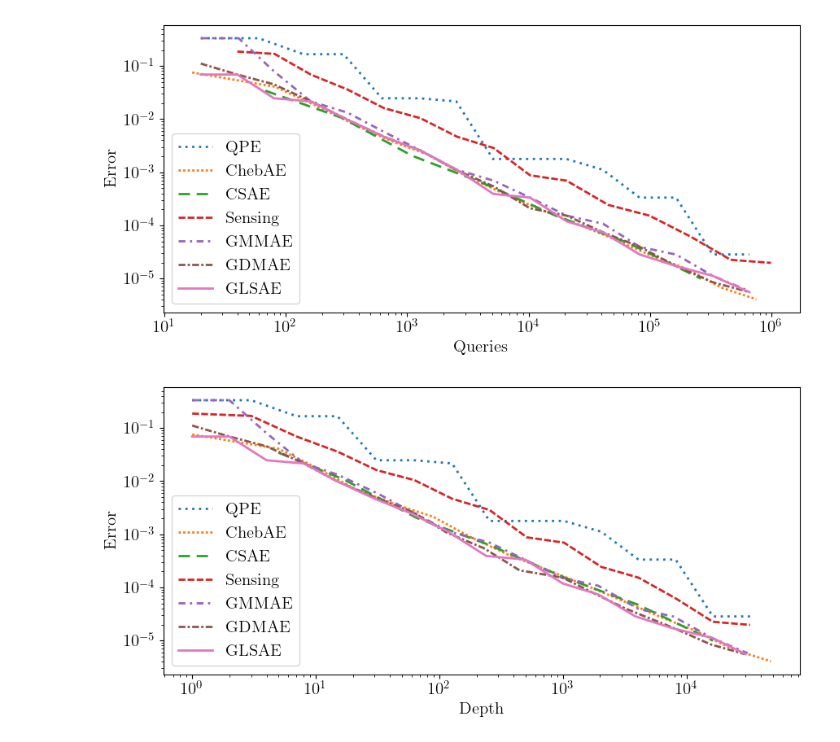
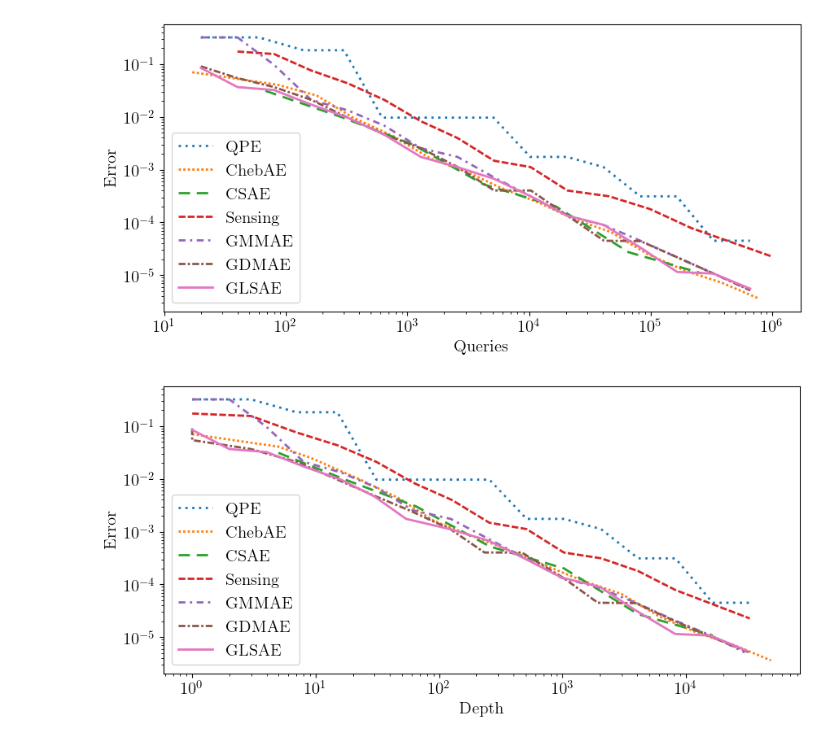
Before and after one commit to georgepwhuang/qae_with_spe, a Jupyter notebook: heisenberg.ipynb, the cells around one changed output. Drawn from its saved outputs; the diff is of its cells as text; code cells hidden in the pictures.

```diff
--- a/heisenberg.ipynb
+++ b/heisenberg.ipynb
@@ -11,7 +11,7 @@ from src.util.csae_util import CSAECache
 import json
 
 rng = np.random.default_rng()
-target = 1/3.0
+target = 1/np.pi
 # %%
 csae_cache = [CSAECache(i) for i in np.arange(1, 9)]
 # %%
@@ -78,30 +78,30 @@ linestyle_tuple = [
 # %%
 fig, ax = plt.subplots(figsize=(9,4.5))
 for algo, (_,style) in zip(algos,linestyle_tuple):
-    with open(f'./output/comparison/{algo.lower()}.jsonl', 'r') as json_file:
+    with open(f'./output/heisenberg/{algo.lower()}.jsonl', 'r') as json_file:
         json_list = list(json_file)
     time = []
     value = []
     for json_str in json_list:
         res = json.loads(json_str)
         time.append(res["query"])
         value.append(res["value"])
     time = np.max(time,axis=0)
     error = np.median(np.abs(np.array(value)-target), axis=0)
     plt.plot(time,error,label=algo,linestyle=style,linewidth=2)
 plt.xscale('log')
 plt.yscale('log')
 plt.xlabel("Queries")
 plt.ylabel("Error")
 plt.legend(loc="lower left")
 plt.tight_layout()
-plt.savefig("compare_query.pdf", bbox_inches='tight')
+plt.savefig("heisenberg_query.pdf", bbox_inches='tight')
 # %% [output]
-[figure, old version]
+[figure, new version]
 # %%
 fig, ax = plt.subplots(figsize=(9,4.5))
 for algo, (_,style) in zip(algos,linestyle_tuple):
-    with open(f'./output/comparison/{algo.lower()}.jsonl', 'r') as json_file:
+    with open(f'./output/heisenberg/{algo.lower()}.jsonl', 'r') as json_file:
         json_list = list(json_file)
     time = []
     value = []
@@ -118,6 +118,6 @@ plt.xlabel("Depth")
 plt.ylabel("Error")
 plt.legend(loc="lower left")
 plt.tight_layout()
-plt.savefig("compare_depth.pdf", bbox_inches='tight')
+plt.savefig("heisenberg_depth.pdf", bbox_inches='tight')
 # %% [output]
-[figure, old version]
+[figure, new version]
```
Also changed, not shown: 18 other files.
